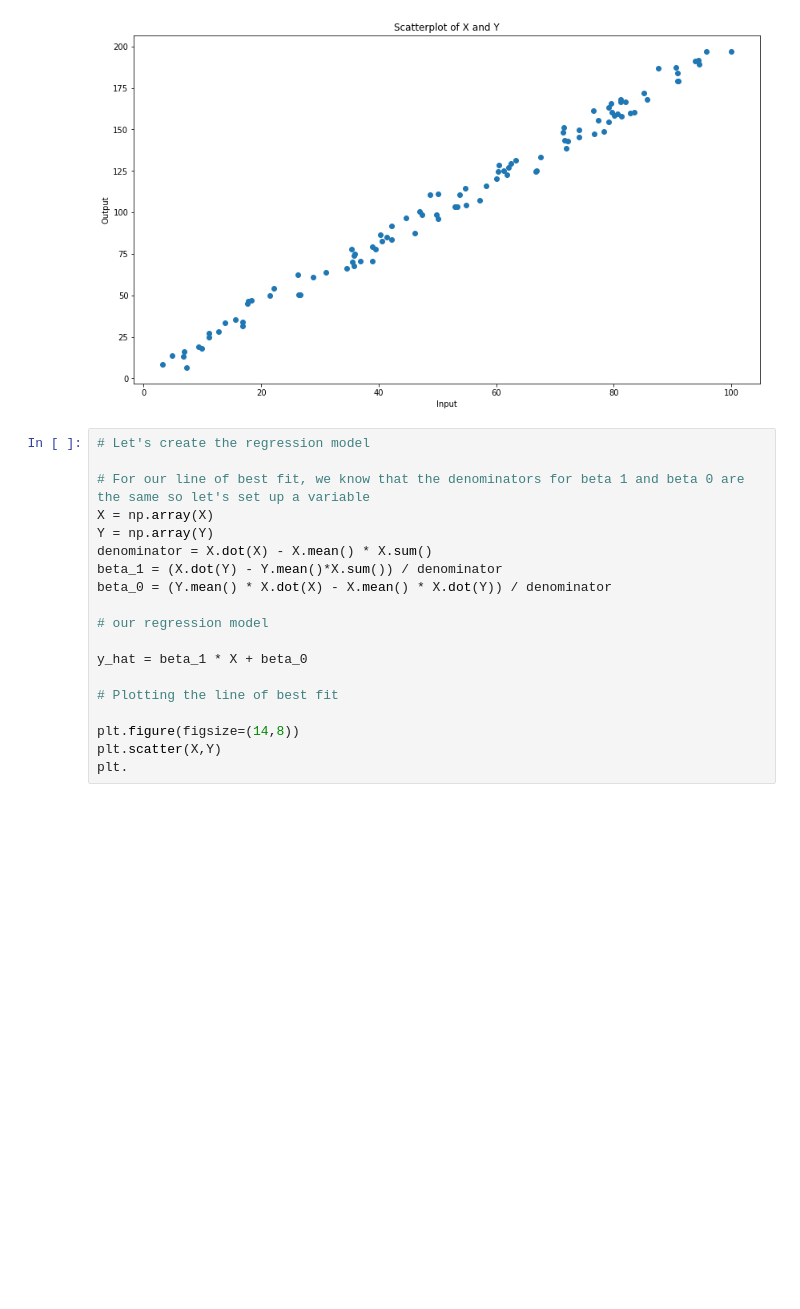
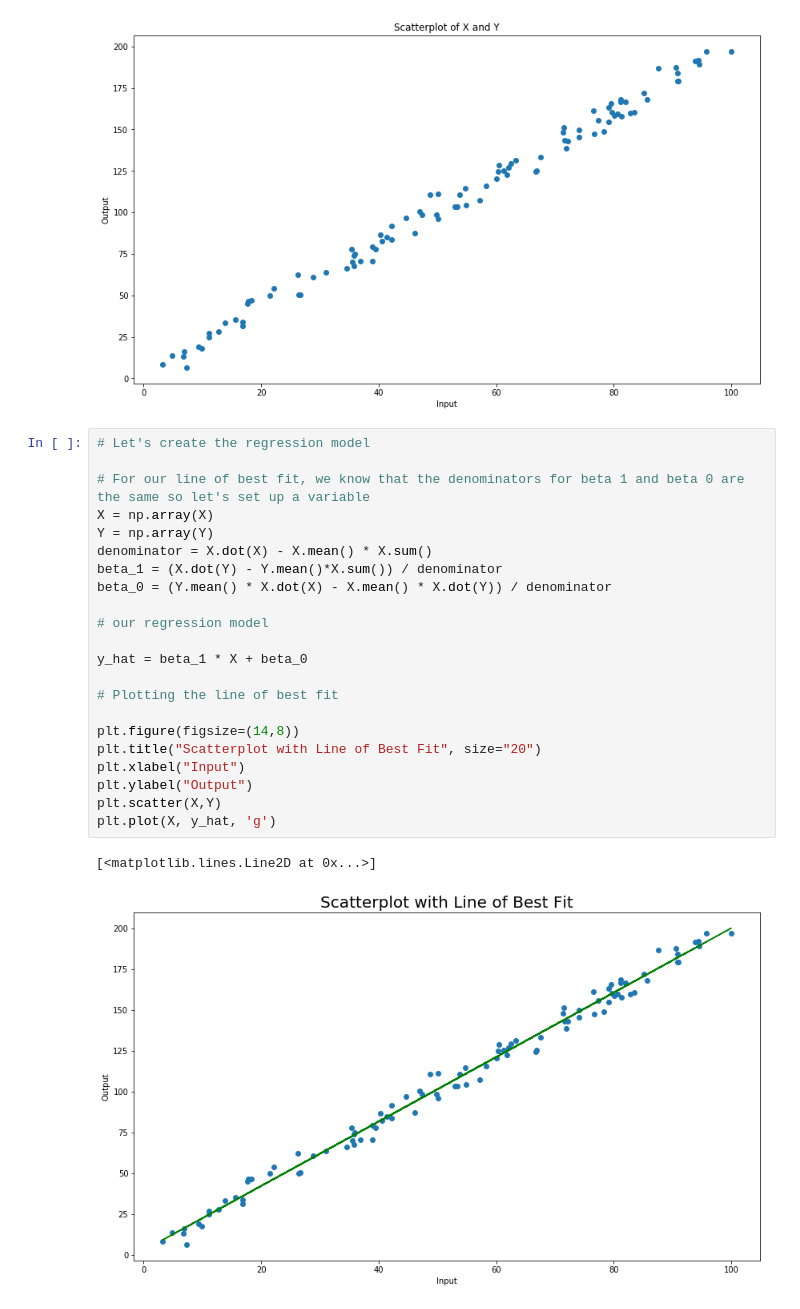
Before and after one commit to TheChanRProject/M297, a Jupyter notebook: theory/notebooks/Linear Regression.ipynb, the cells around one changed output. Saved outputs shown, nothing was run; the diff lists cells and outputs as text; blank space fills up the shorter version.

```diff
--- a/theory/notebooks/Linear Regression.ipynb
+++ b/theory/notebooks/Linear Regression.ipynb
@@ -141,19 +141,25 @@ plt.scatter(X,Y)
 # %%
 # Let's create the regression model
 
 # For our line of best fit, we know that the denominators for beta 1 and beta 0 are the same so let's set up a variable
 X = np.array(X)
 Y = np.array(Y)
 denominator = X.dot(X) - X.mean() * X.sum()
 beta_1 = (X.dot(Y) - Y.mean()*X.sum()) / denominator
 beta_0 = (Y.mean() * X.dot(X) - X.mean() * X.dot(Y)) / denominator
 
 # our regression model
 
 y_hat = beta_1 * X + beta_0
 
 # Plotting the line of best fit
 
 plt.figure(figsize=(14,8))
+plt.title("Scatterplot with Line of Best Fit", size="20")
+plt.xlabel("Input")
+plt.ylabel("Output")
 plt.scatter(X,Y)
-plt.
+plt.plot(X, y_hat, 'g')
+# %% [output]
+[<matplotlib.lines.Line2D at 0x...>]
+[figure, added]
```
